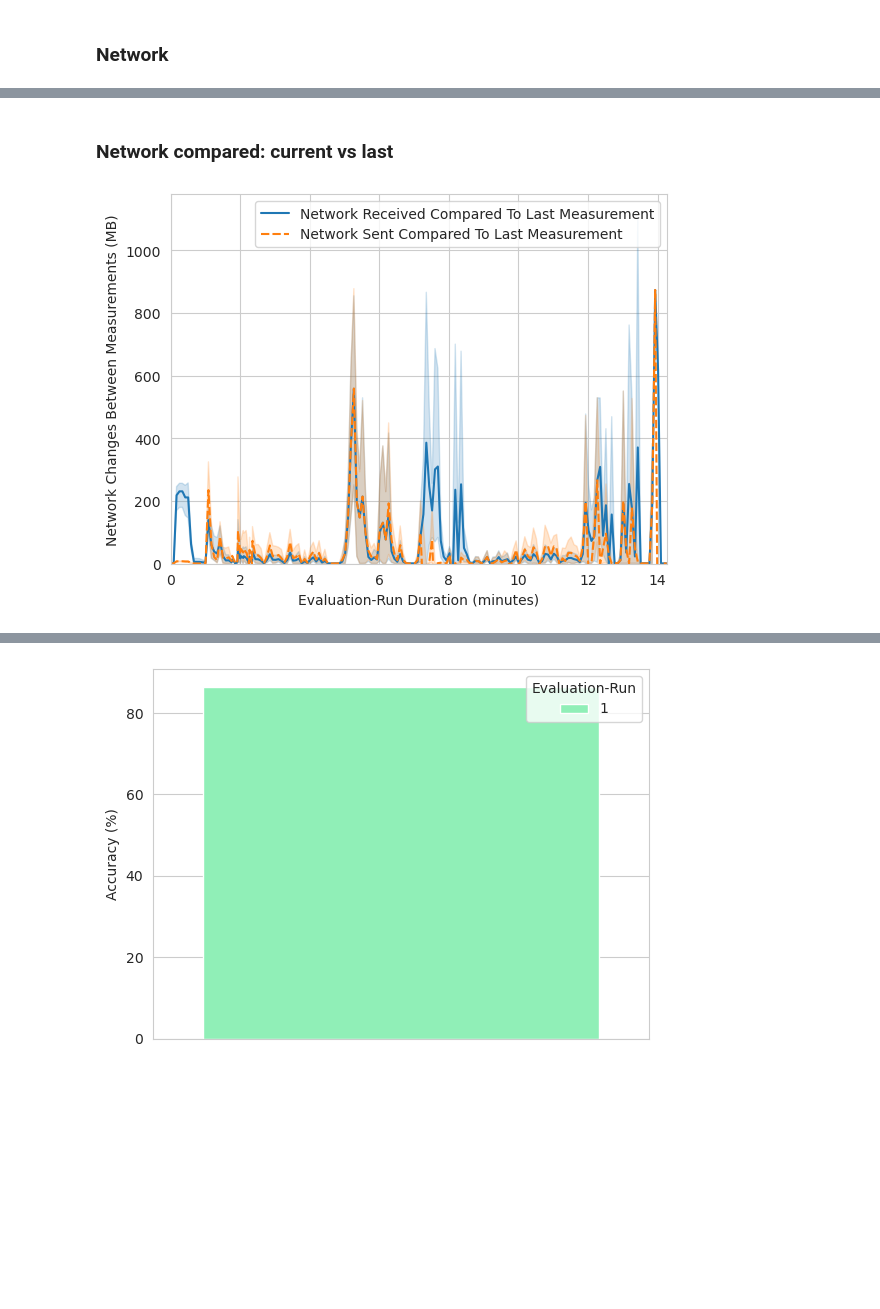
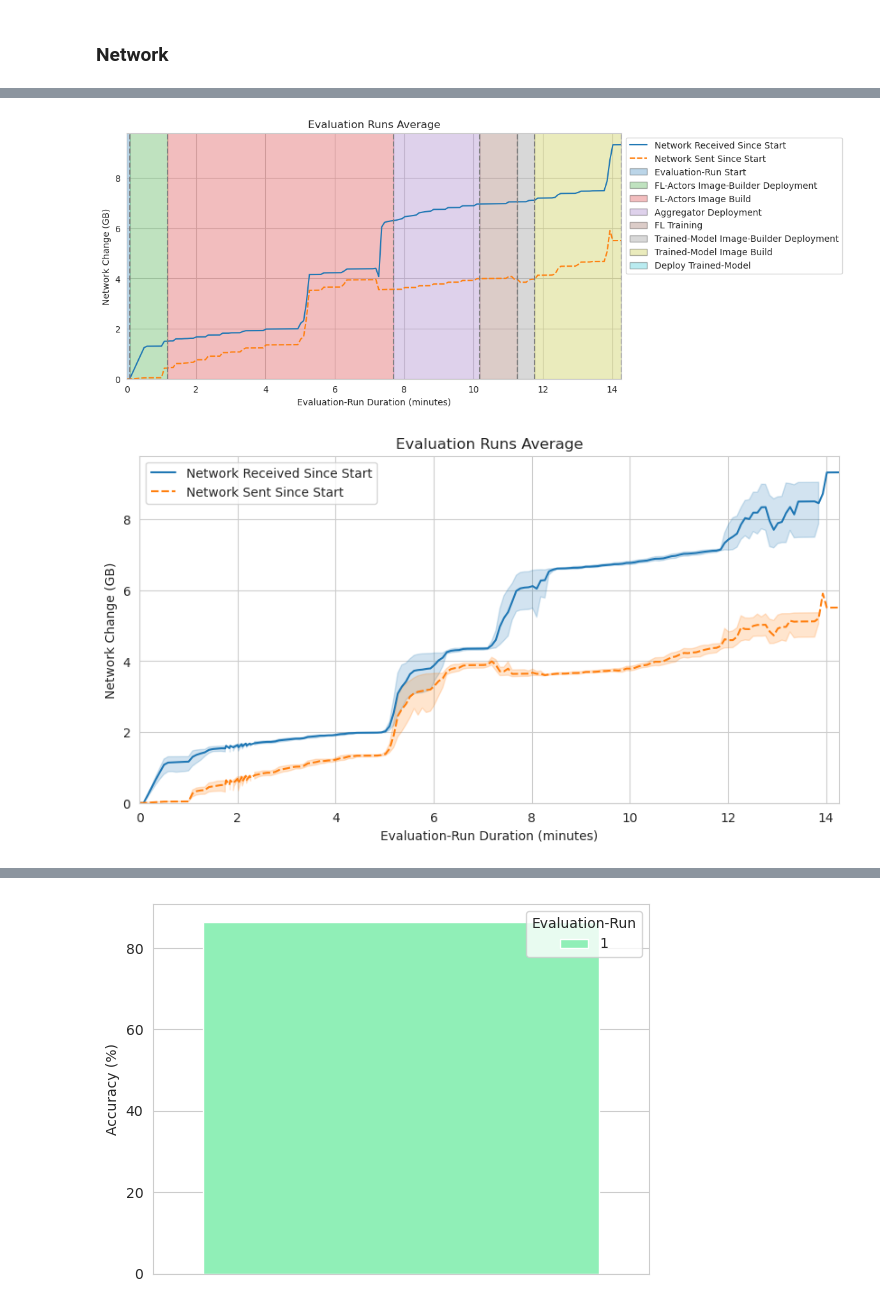
Before and after one commit to oakestra/oakestra-cli, a Jupyter notebook: oak_cli/evaluation/addons/flops/current_tmp_csv_graphs.ipynb, the cells around one changed output, grey strips where cells are left out. Saved outputs shown, nothing was run; the diff lists cells and outputs as text; code cells hidden in the pictures; blank space fills up the shorter version.

```diff
--- a/oak_cli/evaluation/addons/flops/current_tmp_csv_graphs.ipynb
+++ b/oak_cli/evaluation/addons/flops/current_tmp_csv_graphs.ipynb
@@ -42,3 +32,25 @@ NUMBER_OF_TOTAL_STAGES = len(list(EvaluationRunFLOpsProjectStage))
+# %%
+TIME_START_KEY = ResourcesCSVKeys.TIME_SINCE_START.value
+RUN_ID_KEY = ResourcesCSVKeys.EVALUATION_RUN_ID.value
+STAGE_KEY = FLOpsExclusiveCSVKeys.FLOPS_PROJECT_STAGE.value
+NUMBER_OF_TOTAL_STAGES = len(list(EvaluationRunFLOpsProjectStage))
+
+
+CPU_KEY = ResourcesCSVKeys.CPU_USAGE.value
+MEMORY_KEY = ResourcesCSVKeys.MEMORY_USAGE.value
+
+
+DISK_START_KEY = ResourcesCSVKeys.DISK_SPACE_CHANGE_SINCE_START.value
+DISK_LAST_KEY = ResourcesCSVKeys.DISK_SPACE_CHANGE_SINCE_LAST_MEASUREMENT.value
+
+
+NETWORK_START_RECEIVED_KEY = ResourcesCSVKeys.NETWORK_RECEIVED_SINCE_START.value
+NETWORK_START_SENT_KEY = ResourcesCSVKeys.NETWORK_SENT_SINCE_START.value
+NETWORK_START_KEYS = [NETWORK_START_RECEIVED_KEY, NETWORK_START_SENT_KEY]
+
+NETWORK_LAST_RECEIVED_KEY = ResourcesCSVKeys.NETWORK_RECEIVED_COMPARED_TO_LAST_MEASUREMENT.value
+NETWORK_LAST_SENT_KEY = ResourcesCSVKeys.NETWORK_SENT_COMPARED_TO_LAST_MEASUREMENT.value
+NETWORK_LAST_KEYS = [NETWORK_LAST_RECEIVED_KEY, NETWORK_LAST_SENT_KEY]
 # %% [markdown]
 ### Data Loading
 # %%
@@ -388,16 +387,27 @@ plt.show()
-# %% [markdown]
-### Network compared: current vs last
-# %%
-NETWORK_COMPARED_TO_LAST_MEASUREMENT_KEYS = [ResourcesCSVKeys.NETWORK_RECEIVED_COMPARED_TO_LAST_MEASUREMENT.value, ResourcesCSVKeys.NETWORK_SENT_COMPARED_TO_LAST_MEASUREMENT.value]
-
-sns.lineplot(data=df[NETWORK_COMPARED_TO_LAST_MEASUREMENT_KEYS])
-plt.xlabel(get_evaluation_run_duration_label())
-plt.ylabel("Network Changes Between Measurements (MB)")
-
-# Constrain axes e.g. start at 0
-plt.xlim([0, max(df.index)])
-plt.ylim(0)
-
-plt.show()
-# %% [output]
-[figure, removed]
+# %%
+_singular_run_df = singular_run_df.copy()
+_singular_run_df[NETWORK_START_KEYS] = _singular_run_df[NETWORK_START_KEYS] / 1024
+
+draw_graph(
+    title="Evaluation Runs Average",
+    data=_singular_run_df[NETWORK_START_KEYS + [STAGE_KEY]],
+    y_label="Network Change (GB)",
+    x_lim=(0, max(_singular_run_df.index)),
+    show_stages=True,
+)
+# %% [output]
+[figure, added]
+# %%
+_df = df.copy()
+_df[NETWORK_START_KEYS] = _df[NETWORK_START_KEYS] / 1024
+
+draw_graph(
+    title="Evaluation Runs Average",
+    data=_df[NETWORK_START_KEYS + [STAGE_KEY]],
+    y_label="Network Change (GB)",
+    x_lim=(0, max(_df.index)),
+    #show_stages=True,
+    #stages_color_intensity=0.01,
+)
+# %% [output]
+[figure, added]
```
Also changed, not shown: parts of 7 cells of this notebook.
